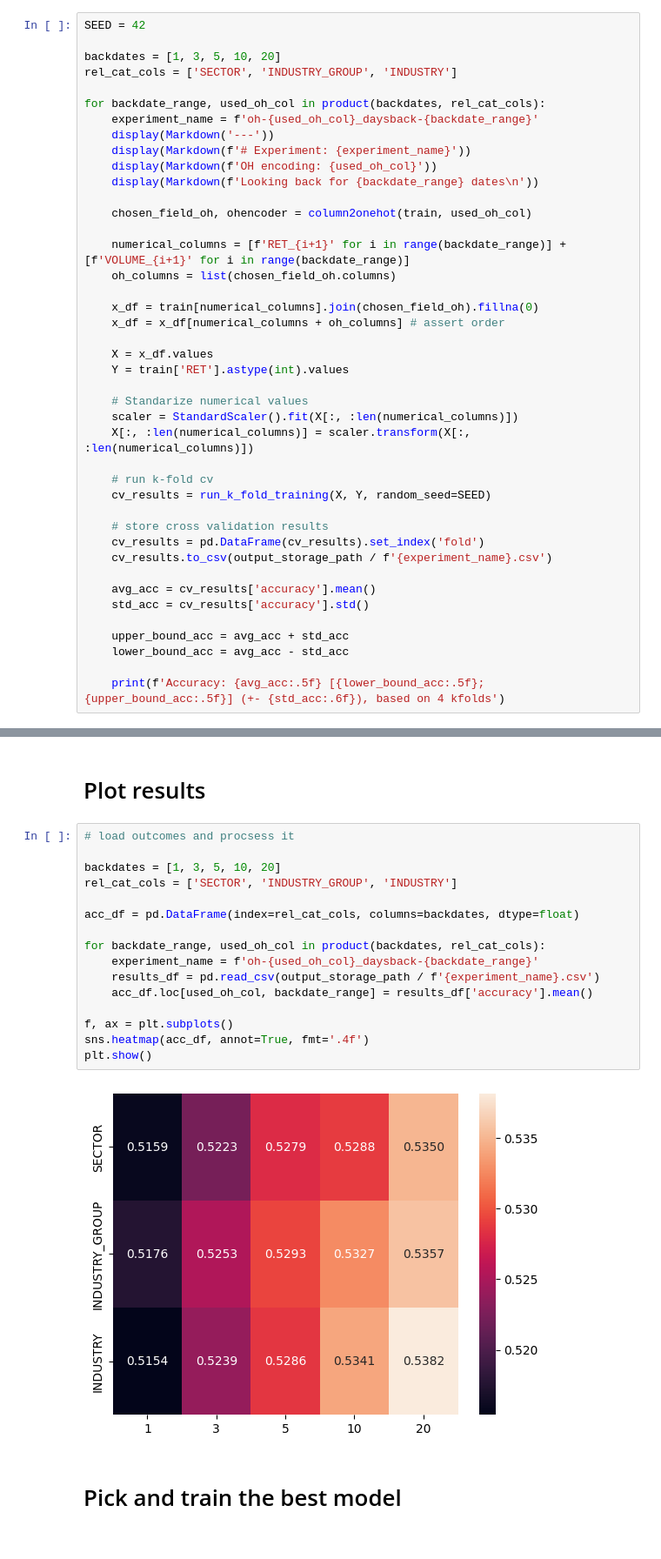
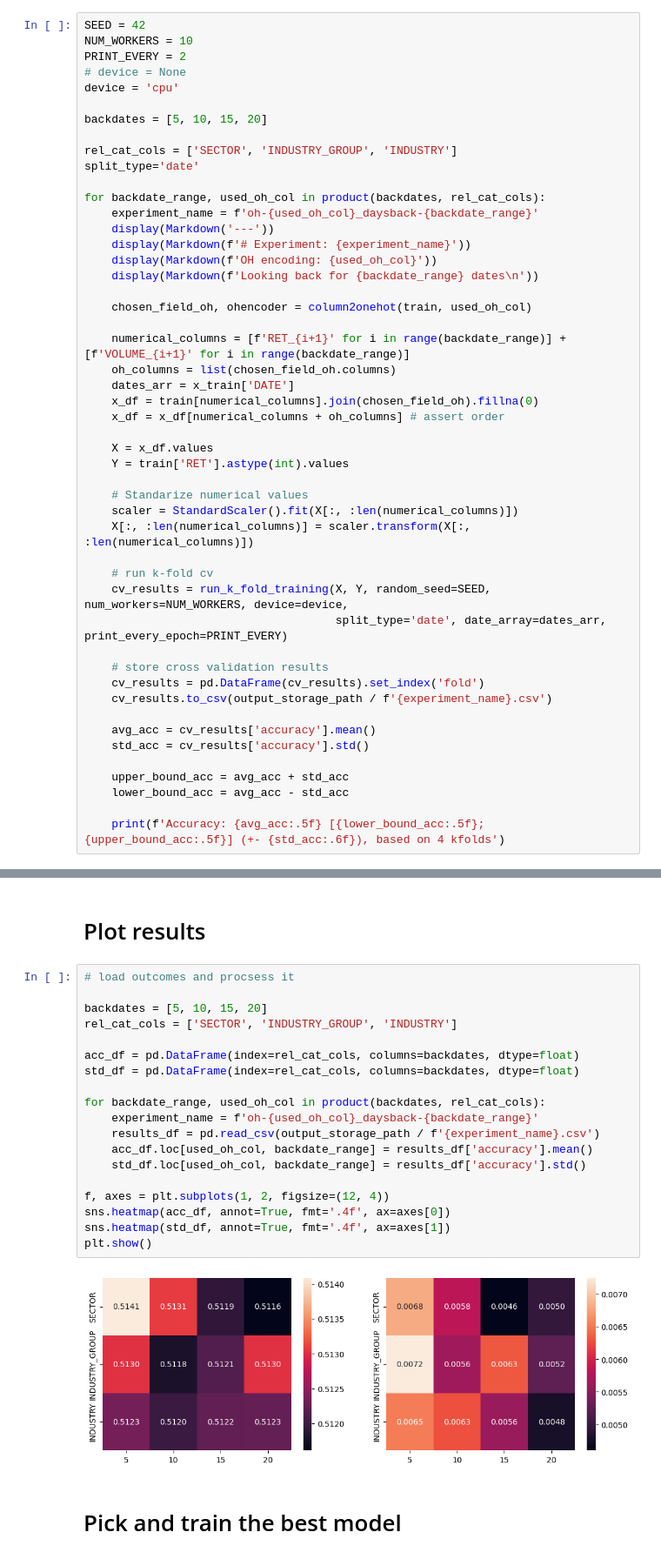
Before and after one commit to adamsulik/qrt_data_challenge, a Jupyter notebook: notebooks/nn_approach.ipynb, the cells around one changed output, grey strips where cells are left out. Shown at 87% size. Saved outputs shown, nothing was run; the diff lists cells and outputs as text.

```diff
--- a/notebooks/nn_approach.ipynb
+++ b/notebooks/nn_approach.ipynb
@@ -47,9 +47,15 @@ def column2onehot(x_table, column, ohencoder=None):
 # Run the training
 # %%
 SEED = 42
+NUM_WORKERS = 10
+PRINT_EVERY = 2
+# device = None
+device = 'cpu'
 
-backdates = [1, 3, 5, 10, 20]
+backdates = [5, 10, 15, 20]
+
 rel_cat_cols = ['SECTOR', 'INDUSTRY_GROUP', 'INDUSTRY']
+split_type='date'
 
 for backdate_range, used_oh_col in product(backdates, rel_cat_cols):
     experiment_name = f'oh-{used_oh_col}_daysback-{backdate_range}'
@@ -62,7 +68,7 @@ for backdate_range, used_oh_col in product(backdates, rel_cat_cols):
 
     numerical_columns = [f'RET_{i+1}' for i in range(backdate_range)] + [f'VOLUME_{i+1}' for i in range(backdate_range)]
     oh_columns = list(chosen_field_oh.columns)
-
+    dates_arr = x_train['DATE']
     x_df = train[numerical_columns].join(chosen_field_oh).fillna(0)
     x_df = x_df[numerical_columns + oh_columns] # assert order
 
@@ -74,7 +80,8 @@ for backdate_range, used_oh_col in product(backdates, rel_cat_cols):
     X[:, :len(numerical_columns)] = scaler.transform(X[:, :len(numerical_columns)])
 
     # run k-fold cv
-    cv_results = run_k_fold_training(X, Y, random_seed=SEED)
+    cv_results = run_k_fold_training(X, Y, random_seed=SEED, num_workers=NUM_WORKERS, device=device,
+                                     split_type='date', date_array=dates_arr, print_every_epoch=PRINT_EVERY)
 
     # store cross validation results
     cv_results = pd.DataFrame(cv_results).set_index('fold')
@@ -100,21 +148,24 @@ Fold 1
 # %%
 # load outcomes and procsess it
 
-backdates = [1, 3, 5, 10, 20]
+backdates = [5, 10, 15, 20]
 rel_cat_cols = ['SECTOR', 'INDUSTRY_GROUP', 'INDUSTRY']
 
 acc_df = pd.DataFrame(index=rel_cat_cols, columns=backdates, dtype=float)
+std_df = pd.DataFrame(index=rel_cat_cols, columns=backdates, dtype=float)
 
 for backdate_range, used_oh_col in product(backdates, rel_cat_cols):
     experiment_name = f'oh-{used_oh_col}_daysback-{backdate_range}'
     results_df = pd.read_csv(output_storage_path / f'{experiment_name}.csv')
     acc_df.loc[used_oh_col, backdate_range] = results_df['accuracy'].mean()
+    std_df.loc[used_oh_col, backdate_range] = results_df['accuracy'].std()
 
-f, ax = plt.subplots()
-sns.heatmap(acc_df, annot=True, fmt='.4f')
+f, axes = plt.subplots(1, 2, figsize=(12, 4))
+sns.heatmap(acc_df, annot=True, fmt='.4f', ax=axes[0])
+sns.heatmap(std_df, annot=True, fmt='.4f', ax=axes[1])
 plt.show()
 # %% [output]
-[figure, old version]
+[figure, new version]
 # %% [markdown]
 # Pick and train the best model
 # %%
```
Also changed, not shown: parts of 2 cells of this notebook.
